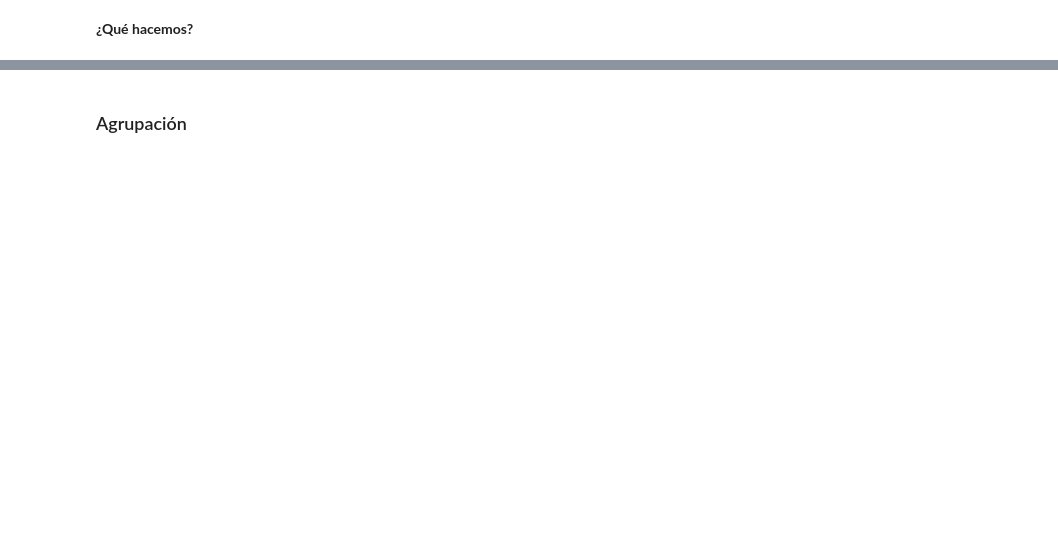
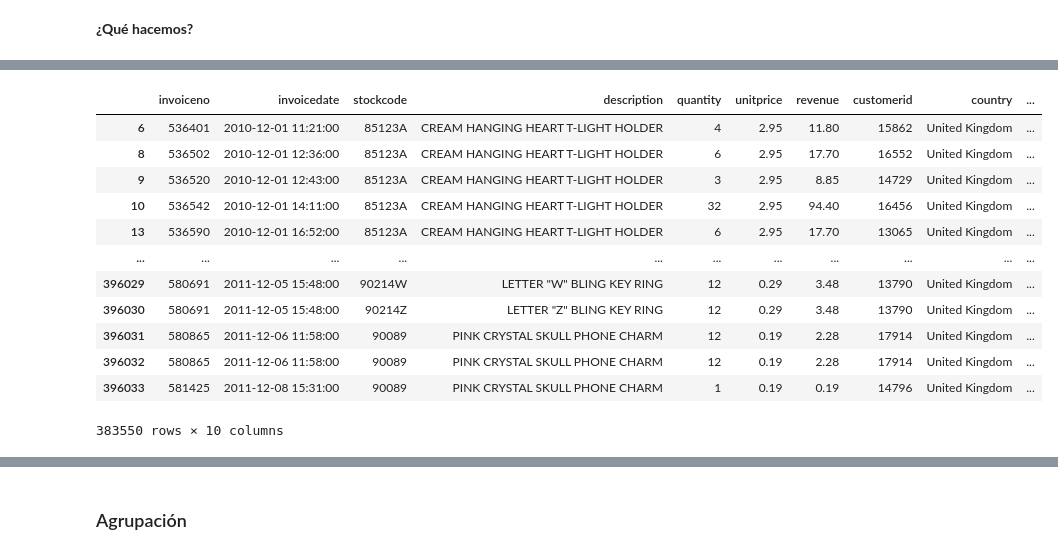
Before and after one commit to Ironhack-Data-Madrid-Agosto-2022/Apuntes-de-clase, a Jupyter notebook: semana_2/2.1 - Pandas Deepdive.ipynb, the cells around one changed output, grey strips where cells are left out. Saved outputs shown, nothing was run; the diff lists cells and outputs as text; code cells hidden in the pictures; blank space fills up the shorter version.

```diff
--- a/semana_2/2.1 - Pandas Deepdive.ipynb
+++ b/semana_2/2.1 - Pandas Deepdive.ipynb
@@ -349,0 +407,4 @@ Name: country, dtype: int64
+# %%
+df.index = [str(i) for i in range(len(df))]
+
+df.index[:5]
@@ -350,2 +435,6 @@ Name: country, dtype: int64
 # %%
 # reiniciar indices
+# %%
+df.reset_index(inplace=True, drop=True)
+
+df.head()
@@ -359,0 +545,2 @@ Name: country, dtype: int64
+# %%
+df.quantity = df.quantity.astype(dtype='int8')
@@ -363,0 +701,4 @@ Name: country, dtype: int64
+# %%
+wrong_price = df[df.unitprice == 2.55]
+
+wrong_price.shape
@@ -363,0 +716,16 @@ Name: country, dtype: int64
+# %%
+df.drop(wrong_price.index, axis=0)
+# %% [output]
+|  | invoiceno | invoicedate | stockcode | description | quantity | unitprice | revenue | customerid | country | ... |
+| 6 | 536401 | 2010-12-01 11:21:00 | 85123A | CREAM HANGING HEART T-LIGHT HOLDER | 4 | 2.95 | 11.80 | 15862 | United Kingdom | ... |
+| 8 | 536502 | 2010-12-01 12:36:00 | 85123A | CREAM HANGING HEART T-LIGHT HOLDER | 6 | 2.95 | 17.70 | 16552 | United Kingdom | ... |
+| 9 | 536520 | 2010-12-01 12:43:00 | 85123A | CREAM HANGING HEART T-LIGHT HOLDER | 3 | 2.95 | 8.85 | 14729 | United Kingdom | ... |
+| 10 | 536542 | 2010-12-01 14:11:00 | 85123A | CREAM HANGING HEART T-LIGHT HOLDER | 32 | 2.95 | 94.40 | 16456 | United Kingdom | ... |
+| 13 | 536590 | 2010-12-01 16:52:00 | 85123A | CREAM HANGING HEART T-LIGHT HOLDER | 6 | 2.95 | 17.70 | 13065 | United Kingdom | ... |
+| ... | ... | ... | ... | ... | ... | ... | ... | ... | ... | ... |
+| 396029 | 580691 | 2011-12-05 15:48:00 | 90214W | LETTER "W" BLING KEY RING | 12 | 0.29 | 3.48 | 13790 | United Kingdom | ... |
+| 396030 | 580691 | 2011-12-05 15:48:00 | 90214Z | LETTER "Z" BLING KEY RING | 12 | 0.29 | 3.48 | 13790 | United Kingdom | ... |
+| 396031 | 580865 | 2011-12-06 11:58:00 | 90089 | PINK CRYSTAL SKULL PHONE CHARM | 12 | 0.19 | 2.28 | 17914 | United Kingdom | ... |
+| 396032 | 580865 | 2011-12-06 11:58:00 | 90089 | PINK CRYSTAL SKULL PHONE CHARM | 12 | 0.19 | 2.28 | 17914 | United Kingdom | ... |
+| 396033 | 581425 | 2011-12-08 15:31:00 | 90089 | PINK CRYSTAL SKULL PHONE CHARM | 1 | 0.19 | 0.19 | 14796 | United Kingdom | ... |
+383550 rows × 10 columns
```
Also changed, not shown: parts of 115 cells of this notebook.
